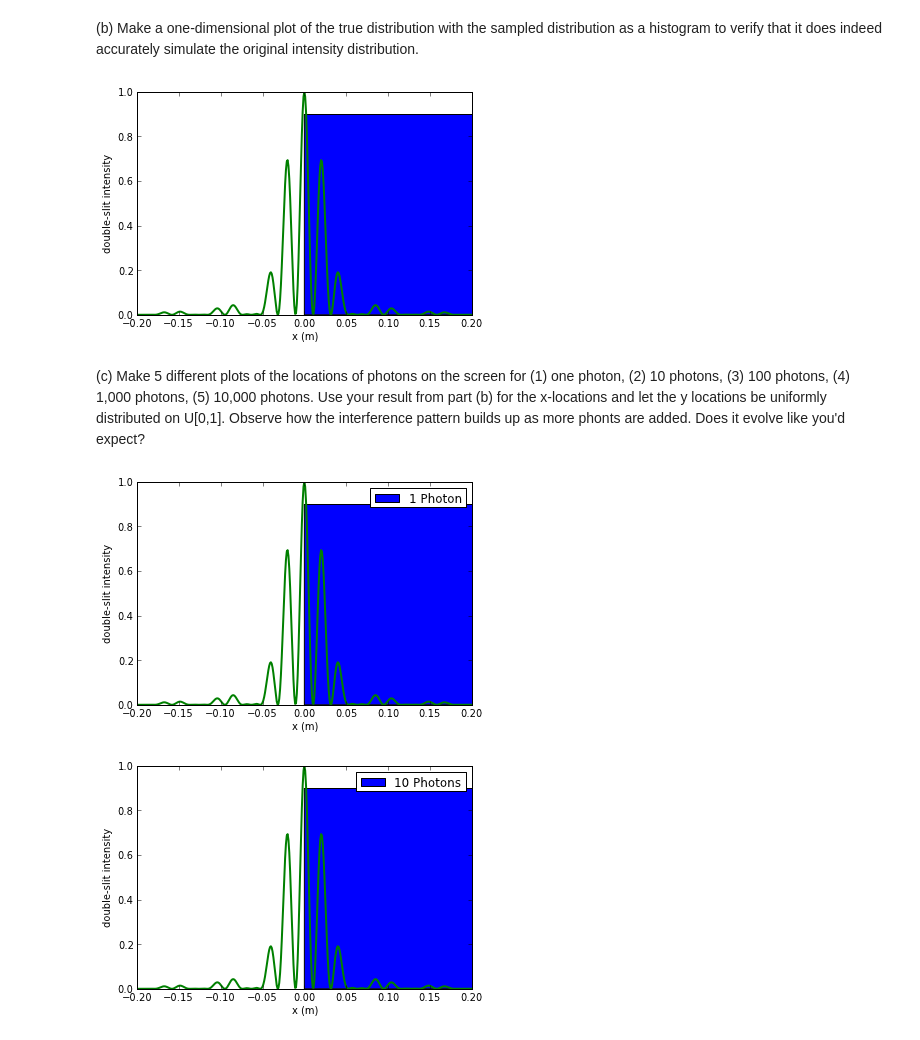
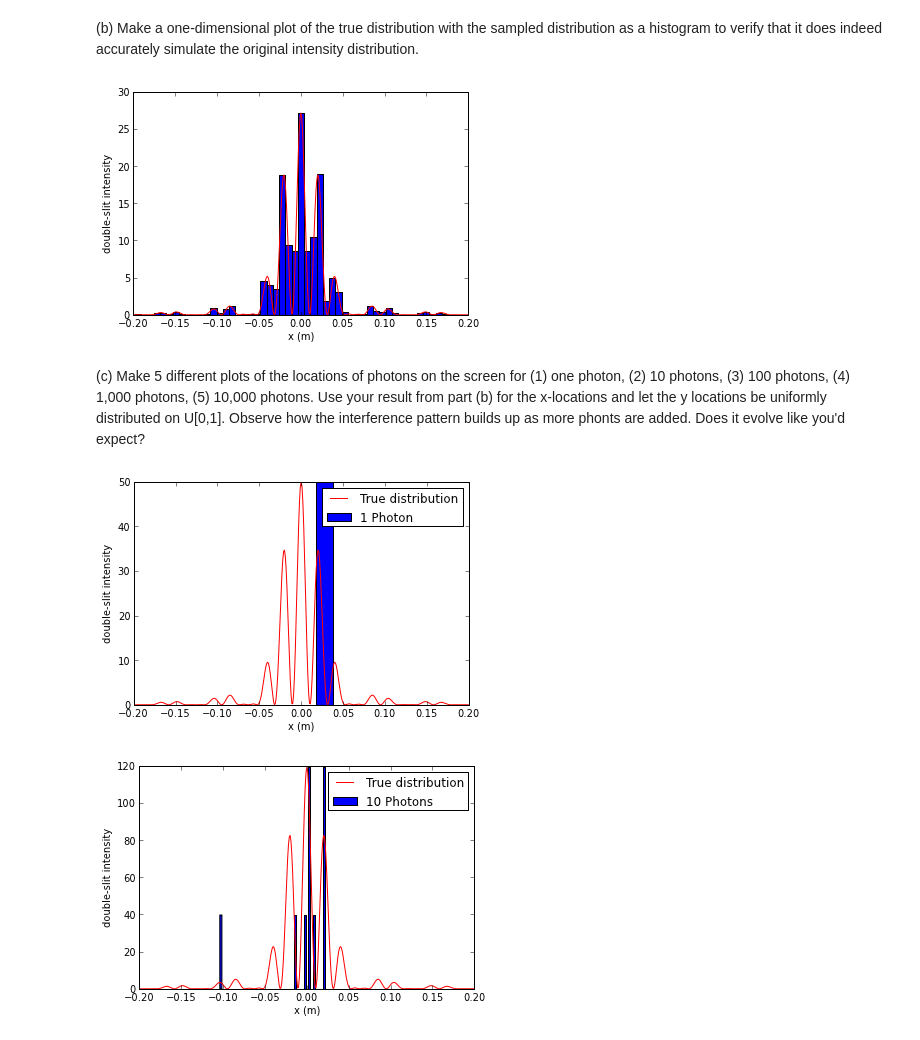
Before and after one commit to psalehsa/PHYS202-S13, a Jupyter notebook: Week8/Week8NotesandExercises.ipynb, the cells around one changed output. Cells and saved outputs as stored; diff of their text form; code cells hidden in the pictures.

```diff
--- a/Week8/Week8NotesandExercises.ipynb
+++ b/Week8/Week8NotesandExercises.ipynb
@@ -212,7 +212,7 @@ def distribute1D(x,prob,N):
     """takes any numerical distribution prob, on the interval defined by the array x, and returns an array of N sampled values that are statisically the same as the input data."""
     Fx = cumsum(prob)/sum(prob) #compute CDF by normalizing the cumalitive sum
     z = numpy.random.random_sample(N) #generate an array of uniformrandom values  z
-    Finv = x[searchsorted(Fx,z)]  # use the array index of the CDF value to determine the $x_i$ for that $z_i$
+    xsamples = x[searchsorted(Fx,z)]  # use the array index of the CDF value to determine the $x_i$ for that $z_i$
     return xsamples
 # %% [markdown]
 This function can be used in Project 2, for example, to sample from the Woods-Saxon density distribution.
@@ -248,37 +248,43 @@ Fxin = distribute1D(x,intensity(x),10000)
 # %% [markdown]
 (b) Make a one-dimensional plot of the true distribution with the sampled distribution as a histogram to verify that it does indeed accurately simulate the original intensity distribution.
 # %%
-hist(Fxin,50,normed=True)
-plot(x,intensity(x),linewidth=2)
+#hist(Fxin,50,normed=True)
+#plot(x,intensity(x),linewidth=2)
+n, bins, patches = hist(Fxin,50,normed=True,label="Sampled data")
+plot(x,intensity(x)*max(n),'r-',label='True distribution')
 xlabel("x (m)")
 ylabel("double-slit intensity")
 xlim(-0.2,0.2)
 show()
 # %% [output]
-[figure, old version]
+[figure, new version]
 # %% [markdown]
 (c) Make 5 different plots of the locations of photons on the screen for (1) one photon, (2) 10 photons, (3) 100 photons, (4) 1,000 photons, (5) 10,000 photons. Use your result from part (b) for the x-locations and let the y locations be uniformly distributed on U[0,1]. Observe how the interference pattern builds up as more phonts are added. Does it evolve like you'd expect?
 # %%
 Fxin = distribute1D(x,intensity(x),1)
-hist(Fxin,50,normed=True,label="1 Photon")
-plot(x,intensity(x),linewidth=2)
+#hist(Fxin,50,normed=True,label="1 Photon")
+#plot(x,intensity(x),linewidth=2)
+n, bins, patches = hist(Fxin,50,normed=True,label="1 Photon")
+plot(x,intensity(x)*max(n),'r-',label='True distribution')
 xlabel("x (m)")
 ylabel("double-slit intensity")
 xlim(-0.2,0.2)
 legend()
 show()
 # %% [output]
-[figure, old version]
+[figure, new version]
 # %%
 Fxin = distribute1D(x,intensity(x),10)
-hist(Fxin,50,normed=True,label="10 Photons")
-plot(x,intensity(x),linewidth=2)
+#hist(Fxin,50,normed=True,label="10 Photons")
+#plot(x,intensity(x),linewidth=2)
+n, bins, patches = hist(Fxin,50,normed=True,label="10 Photons")
+plot(x,intensity(x)*max(n),'r-',label='True distribution')
 xlabel("x (m)")
 ylabel("double-slit intensity")
 xlim(-0.2,0.2)
 legend()
 show()
 # %% [output]
-[figure, old version]
+[figure, new version]
 # %%
 Fxin = distribute1D(x,intensity(x),100)
```
Also changed, not shown: parts of 3 cells of this notebook.
